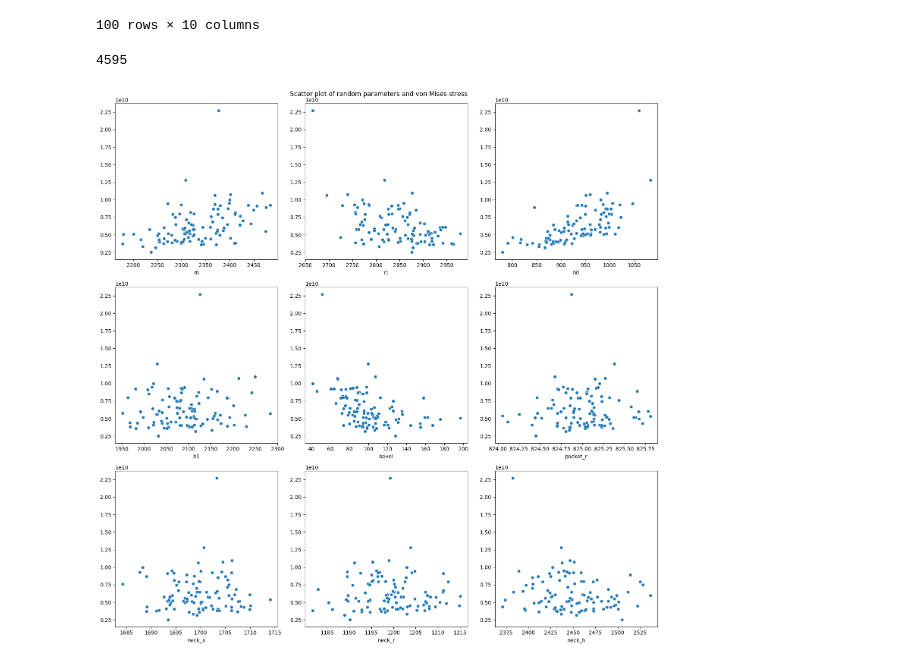
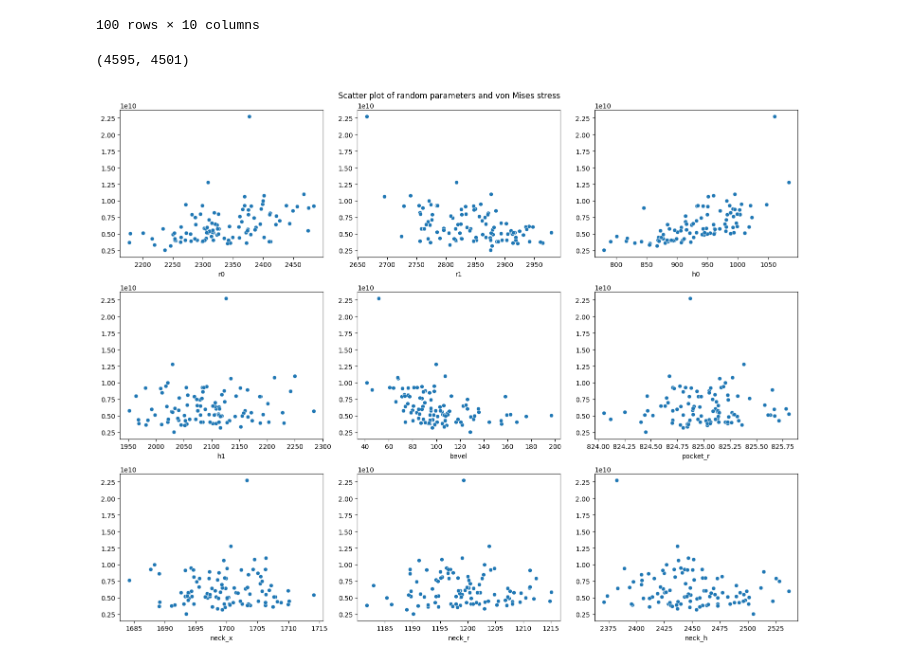
Before and after one commit to gyakusu/Mophing, a Jupyter notebook: python/FEM_analysis.ipynb, the cells around one changed output. Cells and saved outputs as stored; diff of their text form; code cells hidden in the pictures.

```diff
--- a/python/FEM_analysis.ipynb
+++ b/python/FEM_analysis.ipynb
@@ -25,31 +25,39 @@ read_mesh = lambda i: pv.read(f'../data/FEM/random/FEM2_{i}.vtu')
 
 mesh0 = read_mesh(0)
 mises0 = mesh0.point_data['von_mises_stress']
+deform0 = mesh0.point_data['deformation']
 
-max_index = np.argmax(mises0)
-max_index
+mises_max = np.argmax(mises0)
+deform_max = np.argmax(np.linalg.norm(deform0, axis=1))
+
+mises_max, deform_max
 # %% [output]
-4595
+(4595, 4501)
 # %%
-mises_array = np.zeros(100)
+n = len(df)
 
-for i in range(100):
+mises_array = np.zeros(n)
+deform_array = np.zeros(n)
+
+for i in range(n):
     mesh = read_mesh(i)
     mises = mesh.point_data['von_mises_stress']
-    mises_array[i] = mises[max_index]
+    deform = mesh.point_data['deformation']
+    mises_array[i] = mises[mises_max]
+    deform_array[i] = np.linalg.norm(deform[deform_max])
 # %%
 import seaborn as sns
 
 # 3x3のグリッドでプロットを作成
-fig, axes = plt.subplots(3, 3, figsize=(15, 15))
+fig, axes = plt.subplots(3, 3, figsize=(15, 12))
 
 for i, ax in enumerate(axes.flat):
     x = df.iloc[:,i] * 1e6
     sns.scatterplot(x=x, y=mises_array, ax=ax)
 
 # タイトルと余白の調整
 fig.suptitle('Scatter plot of random parameters and von Mises stress')
 plt.tight_layout()
 plt.show()
 # %% [output]
-[figure, old version]
+[figure, new version]
```
Also changed, not shown: 4 other files.
